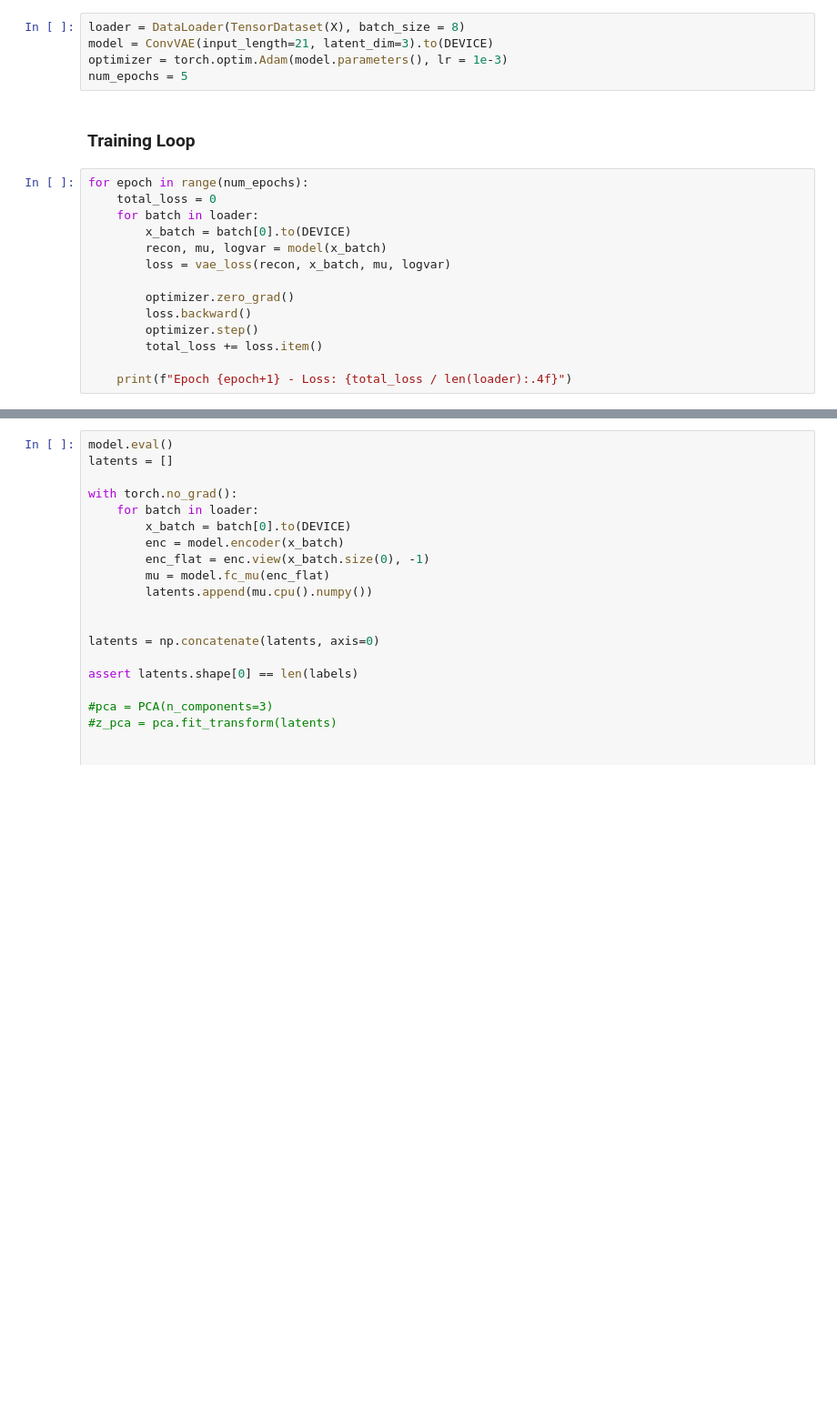
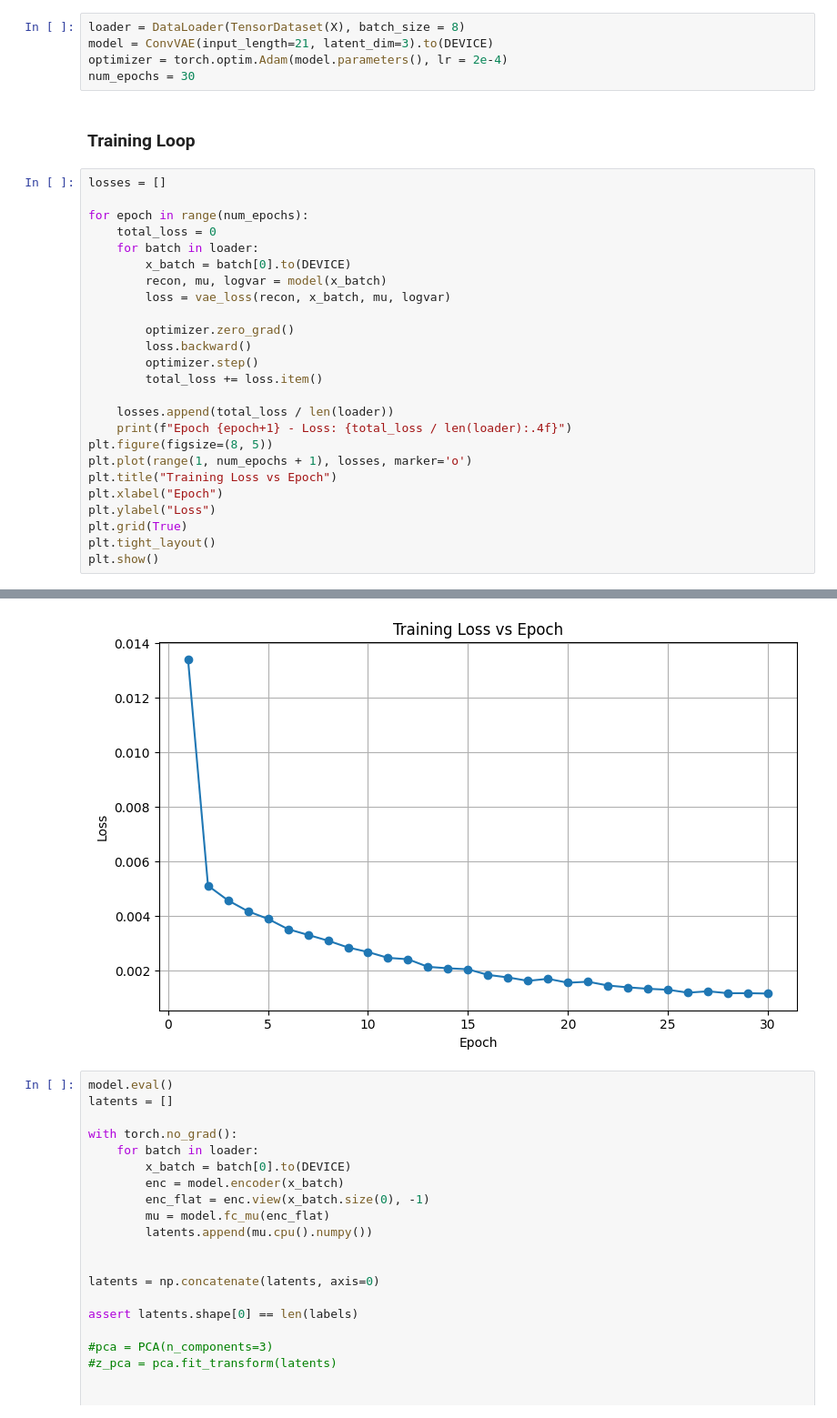
Before and after one commit to OmGuin/BASDL, a Jupyter notebook: CVAE.ipynb, the cells around one changed output, grey strips where cells are left out. Shown: that part at 91% size. Cells and saved outputs as stored; diff of their text form; blank space fills up the shorter version.

```diff
--- a/CVAE.ipynb
+++ b/CVAE.ipynb
@@ -88,11 +143,13 @@ def vae_loss(recon, x, mu, logvar, beta=0.001):
 # %%
 loader = DataLoader(TensorDataset(X), batch_size = 8)
 model = ConvVAE(input_length=21, latent_dim=3).to(DEVICE)
-optimizer = torch.optim.Adam(model.parameters(), lr = 1e-3)
-num_epochs = 5
+optimizer = torch.optim.Adam(model.parameters(), lr = 2e-4)
+num_epochs = 30
 # %% [markdown]
 ### Training Loop
 # %%
+losses = []
+
 for epoch in range(num_epochs):
     total_loss = 0
     for batch in loader:
@@ -105,4 +162,14 @@ for epoch in range(num_epochs):
         optimizer.step()
         total_loss += loss.item()
 
+    losses.append(total_loss / len(loader))
     print(f"Epoch {epoch+1} - Loss: {total_loss / len(loader):.4f}")
+plt.figure(figsize=(8, 5))
+plt.plot(range(1, num_epochs + 1), losses, marker='o')
+plt.title("Training Loss vs Epoch")
+plt.xlabel("Epoch")
+plt.ylabel("Loss")
+plt.grid(True)
+plt.tight_layout()
+plt.show()
+# %% [output]
@@ -109,3 +193,4 @@ for epoch in range(num_epochs):
+[figure, added]
 # %%
 model.eval()
 latents = []
```
Also changed, not shown: parts of 14 cells of this notebook, 1 other file.
